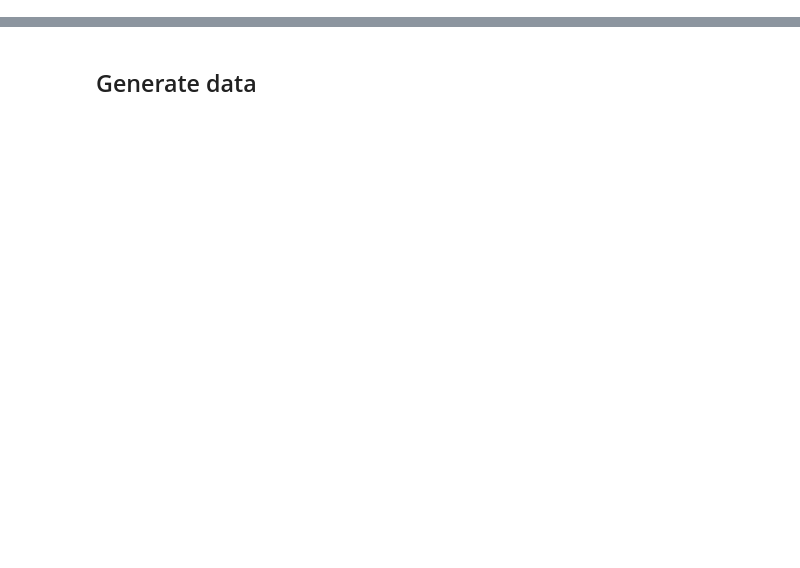
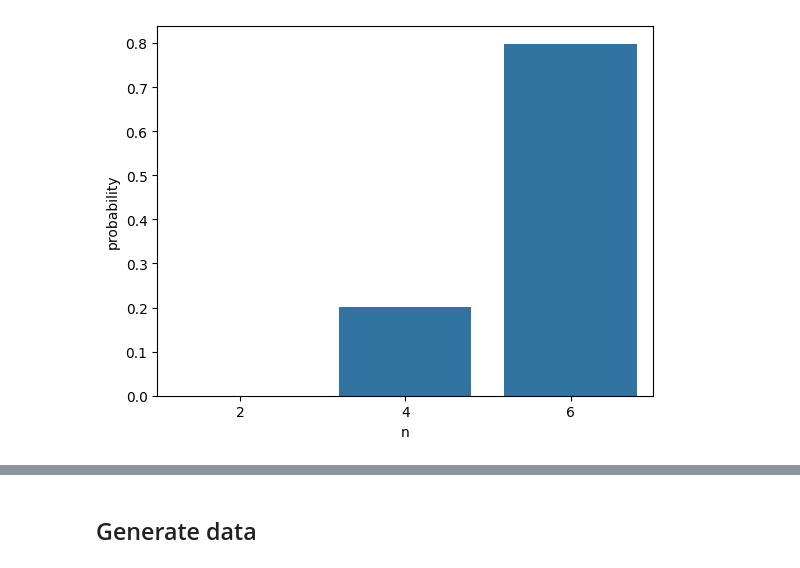
Before and after one commit to multiscale-modelling/kinetic_model, a Jupyter notebook: experiments/simplification.ipynb, the cells around one changed output, grey strips where cells are left out. Saved outputs shown, nothing was run; the diff lists cells and outputs as text; code cells hidden in the pictures; blank space fills up the shorter version.

```diff
--- a/experiments/simplification.ipynb
+++ b/experiments/simplification.ipynb
@@ -268,0 +182,79 @@ True
+# %%
+N = 6
+temperature = 600  # Kelvin
+pressure = 50  # bar
+steps = 1e4
+time = 1
+diffusion = False  # Set to False to disable diffusion
+
+c2_model = joblib.load('../data/adsorption/pt_poly_model.pkl')
+
+C2_conc, C2_out_conc = c2_model.predict_absolute(np.array([pressure * 101325]),
+                                                 np.array([temperature])), \
+                    c2_model.predict_out(np.array([pressure * 101325]),
+                                         np.array([temperature]))
+
+energy_barriers = EnergyBarriersSimplifyed(
+    temperature=temperature,
+    pressure=pressure
+)
+
+reactor = ReactorSimulationChemisorptionSimplified(
+    N=N,
+    T=temperature,
+    pressure=pressure,
+    L=1000,
+    time_hours=time,
+    n_steps=int(steps),
+    diff_model_path='../data/processed/diffusion_extrap_place_holder_model.pkl',
+    ads_model_path='../data/processed/knn_adsorption_slope_model.pkl',
+    energy_model=energy_barriers,
+    initial_concs={'CatC2(C2)': 1e-2, 'C2': C2_conc[0], 'C2_out': C2_out_conc[0]},
+    include_diffusion=diffusion
+)
+
+
+reactor.solver = reactor._build_solver()
+
+def max_constant(reactions):
+    return np.max([i[1:] for i in reactions])
+
+def normilize_constants(reactions, r_max=1e6):
+    factor = r_max/max_constant(reactions)
+    if factor >=1:
+        factor = 1
+    for i in range(len(reactions)):
+        reactions[i] = (reactions[i][0], reactions[i][1] * factor, reactions[i][2] * factor)
+    return factor
+
+def remove_back_ins(reactions, N):
+    number_of_insertions = N//2 - 2
+    for cnt, i in enumerate(reactions):
+        if cnt > number_of_insertions:
+            break
+        reactions[cnt] = (i[0].replace('<->', '->'), i[1], i[2])
+
+def slowdawn_back_ins(reactions, N, order):
+    number_of_insertions = N//2 - 2
+    for cnt, i in enumerate(reactions):
+        if cnt > number_of_insertions:
+            break
+        reactions[cnt] = (i[0], i[1], i[2]*10**(-order))
+
+def check_errors(ts):
+    return all(ts.min() > -1e-2)
+
+factor = normilize_constants(reactor._reactions, r_max=1e6)
+remove_back_ins(reactor._reactions, reactor.N)
+# slowdawn_back_ins(reactor._reactions, reactor.N, order=8)
+reactor.time_hours /= factor
+
+for i in reactor._reactions:
+    print('{:35s} {:5.2e} {:5.2e}'.format(*i))
+
+distr, ts = reactor.run(build_solver=False)
+
+sns.barplot(data=distr, x='n', y='probability')
+check_convergance(ts, error_threshold=1e-6)
+np.round(np.sum(distr.n * distr.probability))
+# %% [output]
@@ -268,0 +267 @@ True
+[figure, added]
```
Also changed, not shown: parts of 6 cells of this notebook, 6 other files.
